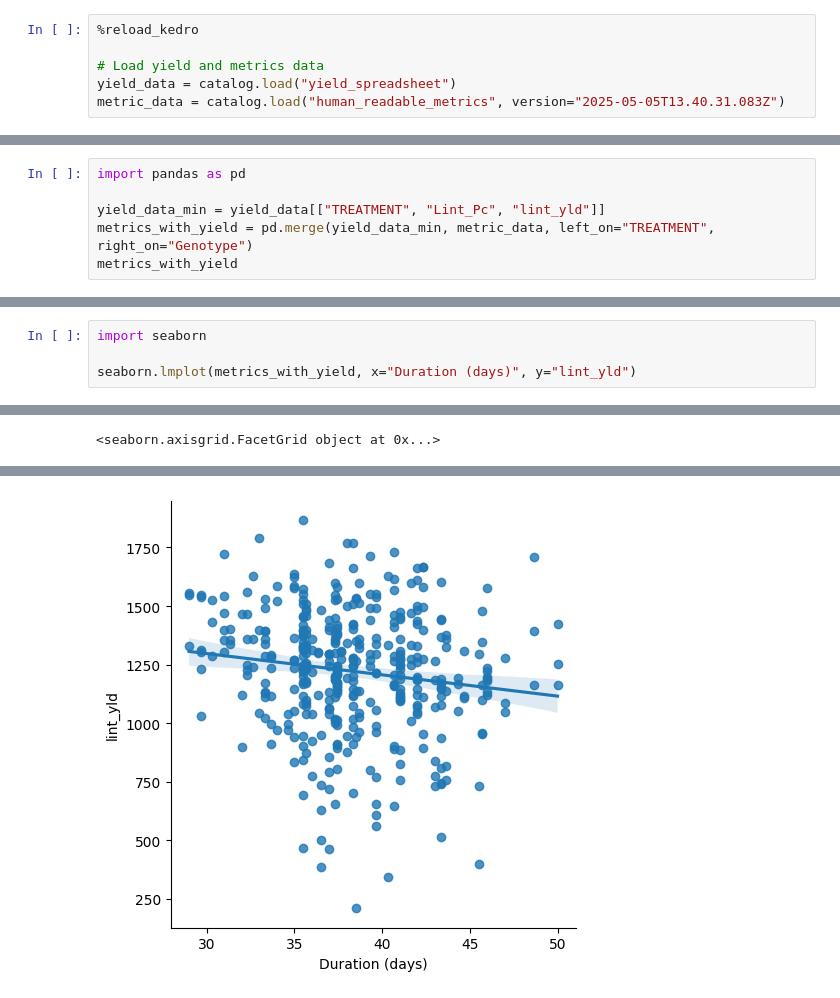
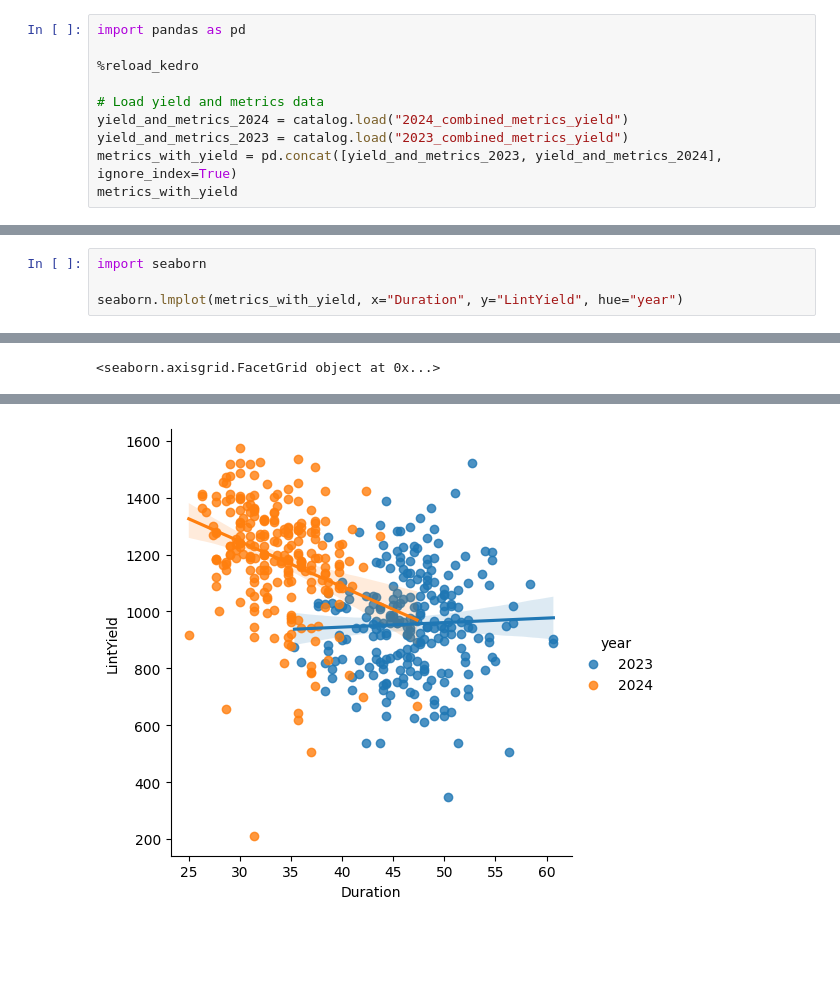
Before and after one commit to UGA-BSAIL/aerial_flower_counting, a Jupyter notebook: notebooks/yield_correlation_analysis.ipynb, the cells around one changed output, grey strips where cells are left out. Drawn from its saved outputs; the diff is of its cells as text; blank space fills up the shorter version.

Commit message:
Add new yield correlation analysis.

```diff
--- a/notebooks/yield_correlation_analysis.ipynb
+++ b/notebooks/yield_correlation_analysis.ipynb
@@ -1,7 +1,11 @@
 # %%
+import pandas as pd
+
 %reload_kedro
 
 # Load yield and metrics data
-yield_data = catalog.load("yield_spreadsheet")
-metric_data = catalog.load("human_readable_metrics", version="2025-05-05T13.40.31.083Z")
+yield_and_metrics_2024 = catalog.load("2024_combined_metrics_yield")
+yield_and_metrics_2023 = catalog.load("2023_combined_metrics_yield")
+metrics_with_yield = pd.concat([yield_and_metrics_2023, yield_and_metrics_2024], ignore_index=True)
+metrics_with_yield
 # %% [output]
@@ -18,6 +35,0 @@ To set a different path, run '%reload_kedro <project_root>'
-# %%
-import pandas as pd
-
-yield_data_min = yield_data[["TREATMENT", "Lint_Pc", "lint_yld"]]
-metrics_with_yield = pd.merge(yield_data_min, metric_data, left_on="TREATMENT", right_on="Genotype")
-metrics_with_yield
@@ -50,9 +47,9 @@ Index(['TREATMENT', 'Lint_Pc', 'lint_yld', 'Genotype', 'Peak DAP',
 # %%
 import seaborn
 
-seaborn.lmplot(metrics_with_yield, x="Duration (days)", y="lint_yld")
+seaborn.lmplot(metrics_with_yield, x="Duration", y="LintYield", hue="year")
 # %% [output]
 [interactive output not drawn]
 <seaborn.axisgrid.FacetGrid object at 0x...>
 [interactive output not drawn]
-[figure, old version]
+[figure, new version]
```
Also changed, not shown: parts of 12 cells of this notebook, 3 other files.
